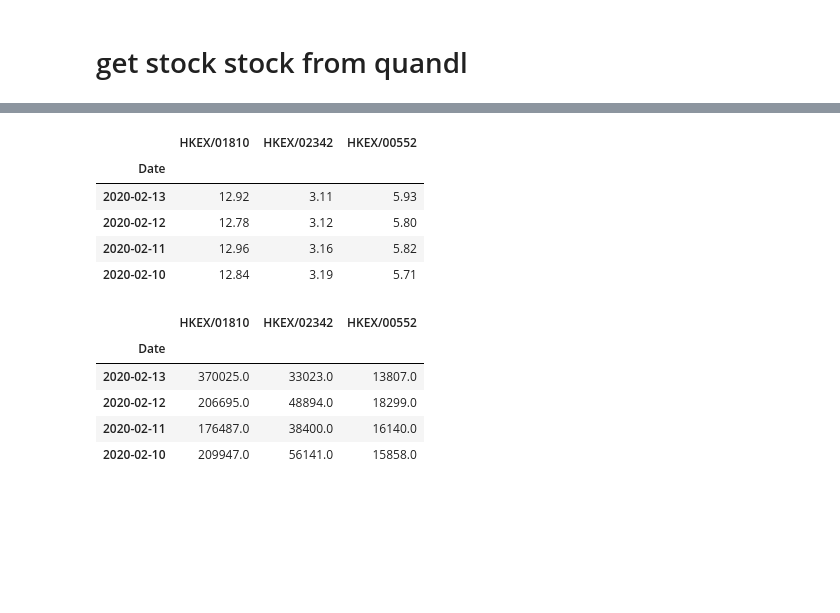
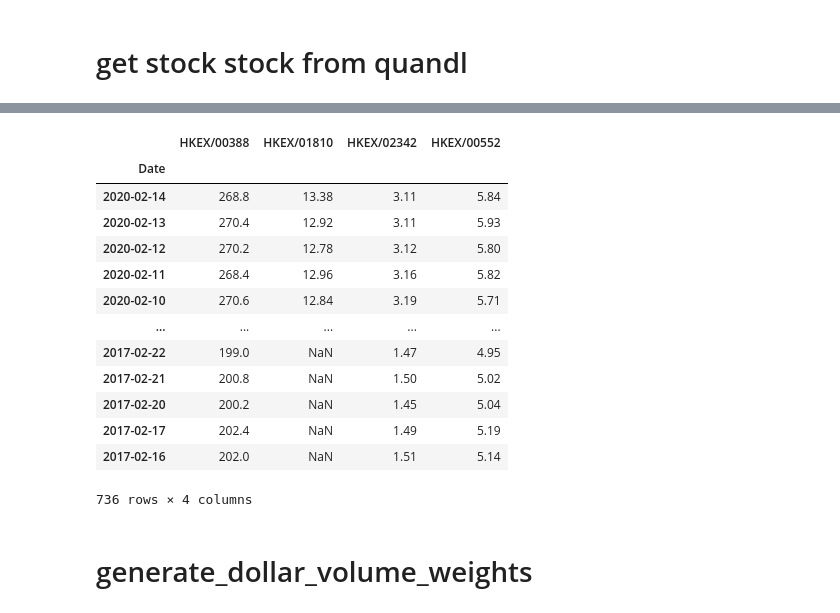
Before and after one commit to williammw/nd880_AI_for_trading, a Jupyter notebook: __LESSON_NOTES__/portfolio optimization (realworld).ipynb, the cells around one changed output, grey strips where cells are left out. Saved outputs shown, nothing was run; the diff lists cells and outputs as text; code cells hidden in the pictures; blank space fills up the shorter version.

```diff
--- a/__LESSON_NOTES__/portfolio optimization (realworld).ipynb
+++ b/__LESSON_NOTES__/portfolio optimization (realworld).ipynb
@@ -21,16 +54,17 @@ if f.mode == 'r':
 # get stock stock from quandl
 # %%
 # quandl
-tickers = ["HKEX/01810","HKEX/02342", "HKEX/00552"]
-expire_after = dt.timedelta(days=3)
+tickers = ["HKEX/00388","HKEX/01810","HKEX/02342", "HKEX/00552"]
+expire_after = dt.timedelta(days=1)
 session = requests_cache.CachedSession(cache_name='cache', backend='sqlite', expire_after=expire_after)
-start = dt.date.today() - dt.timedelta(5)
+start = dt.date.today() - dt.timedelta(1095)
 end = dt.date.today()
 qkey = c
 
 
-close_prices = pd.DataFrame() # dataframe to store close price of each ticker
-share_volumes = pd.DataFrame()
+close = pd.DataFrame() # dataframe to store close price of each ticker
+volumes = pd.DataFrame()
+dividends = pd.DataFrame()
 attempt = 0 # initializing passthrough variable
 drop = [] # initializing list to store tickers whose close price was successfully extracted
 ## loop tickers get data
@@ -39,10 +73,13 @@ while len(tickers) != 0 and attempt <= 5:
     for i in range(len(tickers)):
         try:
             temp = pdr.DataReader(tickers[i], 'quandl', start, end, api_key=qkey, session=session)
-            print(temp)
-            close_prices[tickers[i]] = temp["PreviousClose"]
-            share_volumes[tickers[i]] = temp["ShareVolume000"]
-            temp.dropna(inplace = True)
+            #print(start)
+            #print(end)
+            #print(temp)
+            close[tickers[i]] = temp["PreviousClose"]
+            volumes[tickers[i]] = temp["ShareVolume000"]
+            dividends[tickers[i]] = temp["PEx"].fillna(0)
+            #temp.dropna(inplace = True)
             drop.append(tickers[i])
         except:
             print(tickers[i]," :failed to fetch data...retrying")
@@ -69,18 +88,19 @@ Date
-# %%
-close_prices
-# %% [output]
-|  | HKEX/01810 | HKEX/02342 | HKEX/00552 |
-| Date |  |  |  |
-| 2020-02-13 | 12.92 | 3.11 | 5.93 |
-| 2020-02-12 | 12.78 | 3.12 | 5.80 |
-| 2020-02-11 | 12.96 | 3.16 | 5.82 |
-| 2020-02-10 | 12.84 | 3.19 | 5.71 |
-# %%
-share_volumes
-# %% [output]
-|  | HKEX/01810 | HKEX/02342 | HKEX/00552 |
-| Date |  |  |  |
-| 2020-02-13 | 370025.0 | 33023.0 | 13807.0 |
-| 2020-02-12 | 206695.0 | 48894.0 | 18299.0 |
-| 2020-02-11 | 176487.0 | 38400.0 | 16140.0 |
-| 2020-02-10 | 209947.0 | 56141.0 | 15858.0 |
+# %%
+close
+# %% [output]
+|  | HKEX/00388 | HKEX/01810 | HKEX/02342 | HKEX/00552 |
+| Date |  |  |  |  |
+| 2020-02-14 | 268.8 | 13.38 | 3.11 | 5.84 |
+| 2020-02-13 | 270.4 | 12.92 | 3.11 | 5.93 |
+| 2020-02-12 | 270.2 | 12.78 | 3.12 | 5.80 |
+| 2020-02-11 | 268.4 | 12.96 | 3.16 | 5.82 |
+| 2020-02-10 | 270.6 | 12.84 | 3.19 | 5.71 |
+| ... | ... | ... | ... | ... |
+| 2017-02-22 | 199.0 | NaN | 1.47 | 4.95 |
+| 2017-02-21 | 200.8 | NaN | 1.50 | 5.02 |
+| 2017-02-20 | 200.2 | NaN | 1.45 | 5.04 |
+| 2017-02-17 | 202.4 | NaN | 1.49 | 5.19 |
+| 2017-02-16 | 202.0 | NaN | 1.51 | 5.14 |
+736 rows × 4 columns
+# %% [markdown]
+# generate_dollar_volume_weights
```
Also changed, not shown: parts of 33 cells of this notebook, 5 other files.
